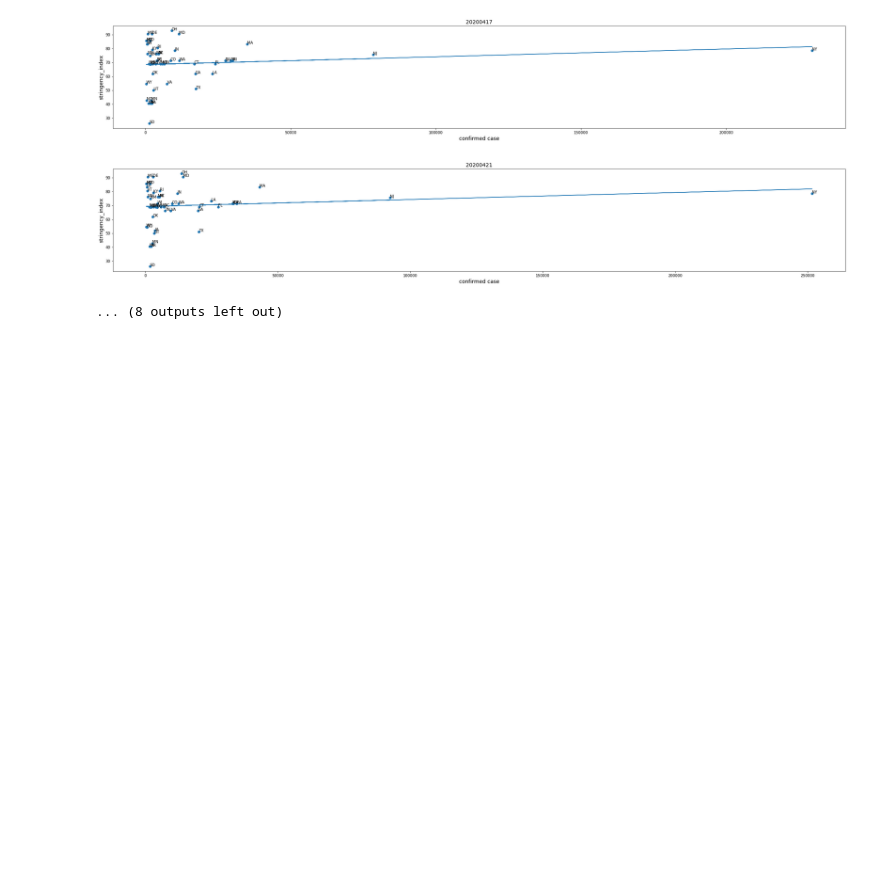
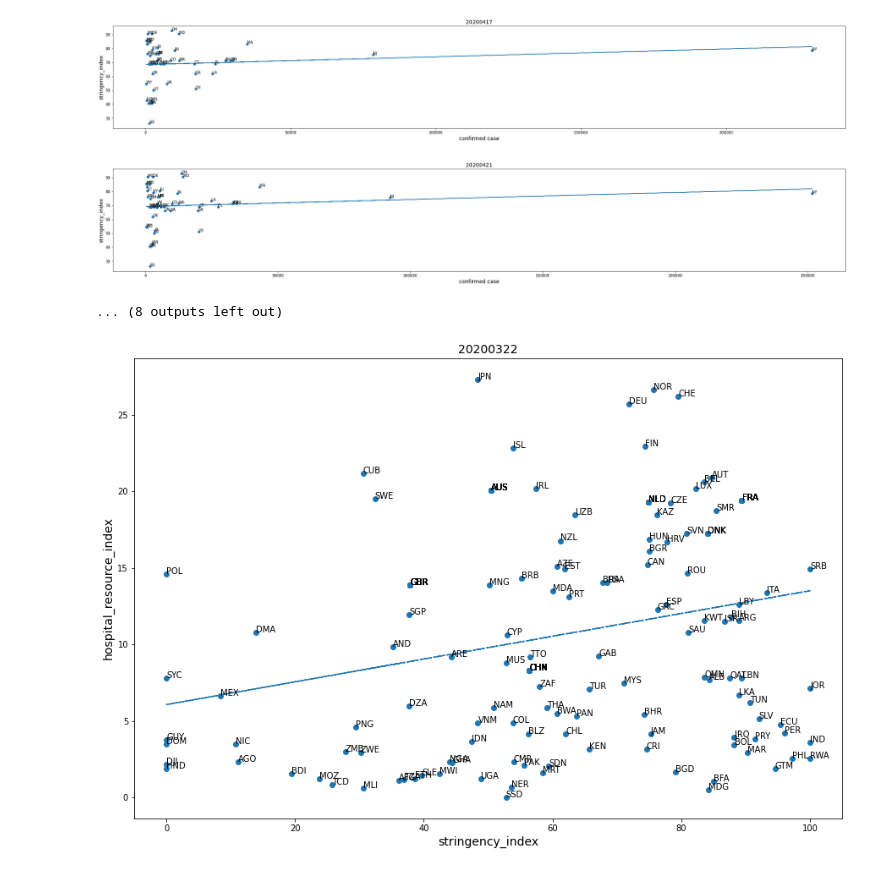
Before and after one commit to iamzhaihy/BD2020-Final-Project, a Jupyter notebook: Data Processing.ipynb, the cells around one changed output. Drawn from its saved outputs; the diff is of its cells as text; code cells hidden in the pictures; blank space fills up the shorter version.

Commit message:
Some changes related to scatters

```diff
--- a/Data Processing.ipynb
+++ b/Data Processing.ipynb
@@ -358,3 +402,11 @@ df_merged.head(3)
 | 1 | 20200123 | Afghanistan | AFG | 0.0 | NaN | 0.0 | NaN | 0.0 | NaN | 0.0 | ... |
 | 2 | 20200124 | Afghanistan | AFG | 0.0 | NaN | 0.0 | NaN | 0.0 | NaN | 0.0 | ... |
 3 rows × 24 columns
+# %%
+country_group = df_merged.groupby(['date'],as_index=False)
+
+country_policy_index = []
+for date, date_df in country_group:
+    country_policy_index.append(date_df)
+
+country_policy_index[1].head(3)
@@ -1128,3 +1186,28 @@ for i in range(len(filename_list)):
 [figure]
 [figure]
 ... (8 outputs left out)
+# %%
+#Scatter figure for hospital resource and stringency index in country level
+plt.figure(num=3, figsize=(15, 10))
+
+data_frames = [country_policy_index[60],df_merged_country]
+
+policy_hospital = reduce(lambda left, right: pd.merge(left, right, how='inner', on=['country_name']), data_frames)
+
+x = policy_hospital['stringency_index']
+x = x.fillna(0)
+y = policy_hospital['hospital_resource_index']
+txt = policy_hospital['country_code_x']
+
+plt.scatter(x,y,s = 36)
+plt.ylabel('hospital_resource_index', fontsize=14)
+plt.xlabel('stringency_index', fontsize=14)
+plt.title(policy_hospital['date'][0], fontsize=14)
+for i in range(len(x)):
+    plt.annotate(txt[i], xy = (x[i], y[i]), xytext = (x[i]+0.01, y[i]+0.01))
+m, b = np.polyfit(x, y, 1)
+plt.plot(x, m*x + b, '-.')
+
+plt.show()
+# %% [output]
+[figure, added]
```
Also changed, not shown: parts of 16 cells of this notebook, 2 other files.
